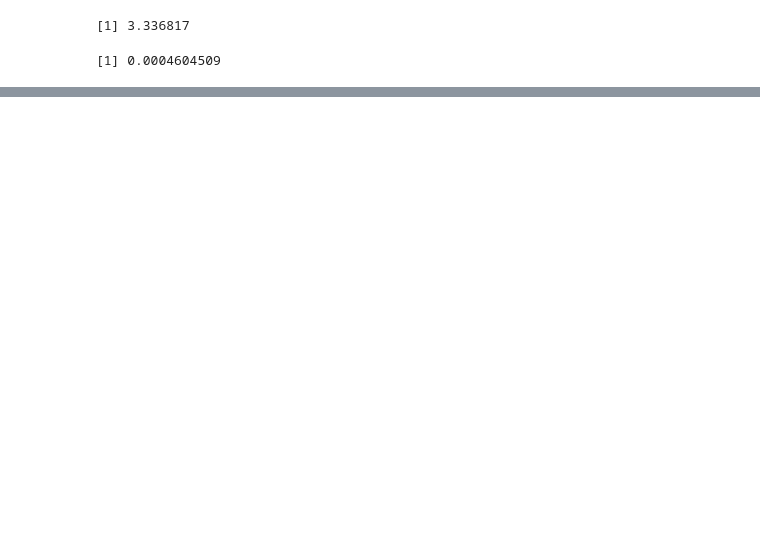
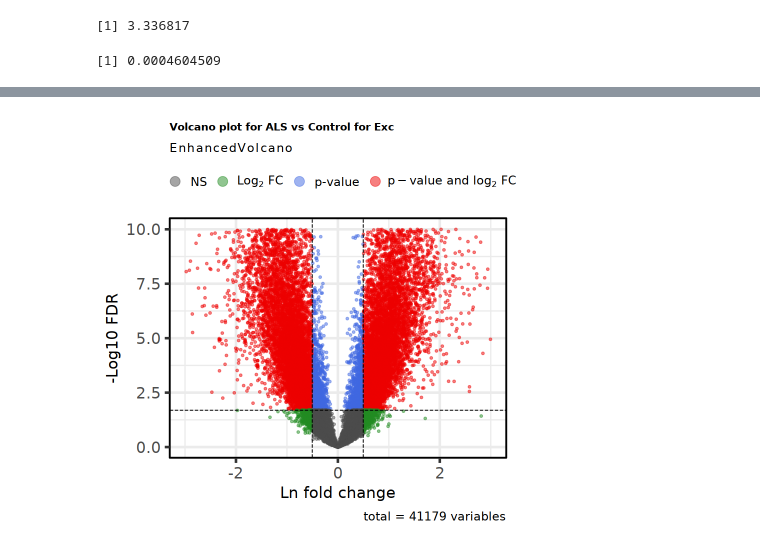
Before and after one commit to AidenSb/APA, a Jupyter notebook: For_DL_model/add_PAS_counts.ipynb, the cells around one changed output, grey strips where cells are left out. Saved outputs shown, nothing was run; the diff lists cells and outputs as text; code cells hidden in the pictures; blank space fills up the shorter version.

```diff
--- a/For_DL_model/add_PAS_counts.ipynb
+++ b/For_DL_model/add_PAS_counts.ipynb
@@ -620,0 +700,12 @@ NULL
+# %%
+top_n_switches <- inp_df %>% arrange(desc(abs(b_ConditionALS_pathology))) %>% slice(1:50)
+top_n_switches_genes <- top_n_switches['transcript']
+plt <- volcano_plot_2(inp_df,
+                     x='b_ConditionALS_pathology',
+                     y='fdr_p_ConditionALS_pathology',
+                     title=paste0('Volcano plot for ALS vs Control for ','Exc'),
+                     pCutoff = 0.02,
+                     FCcutoff = .5,
+                     ylim=c(0,10), pointsize = 1,top_n=top_n_switches)
+plt
+# %% [output]
@@ -620,0 +714 @@ NULL
+[figure, added]
```
Also changed, not shown: parts of 9 cells of this notebook, 23 other files.
